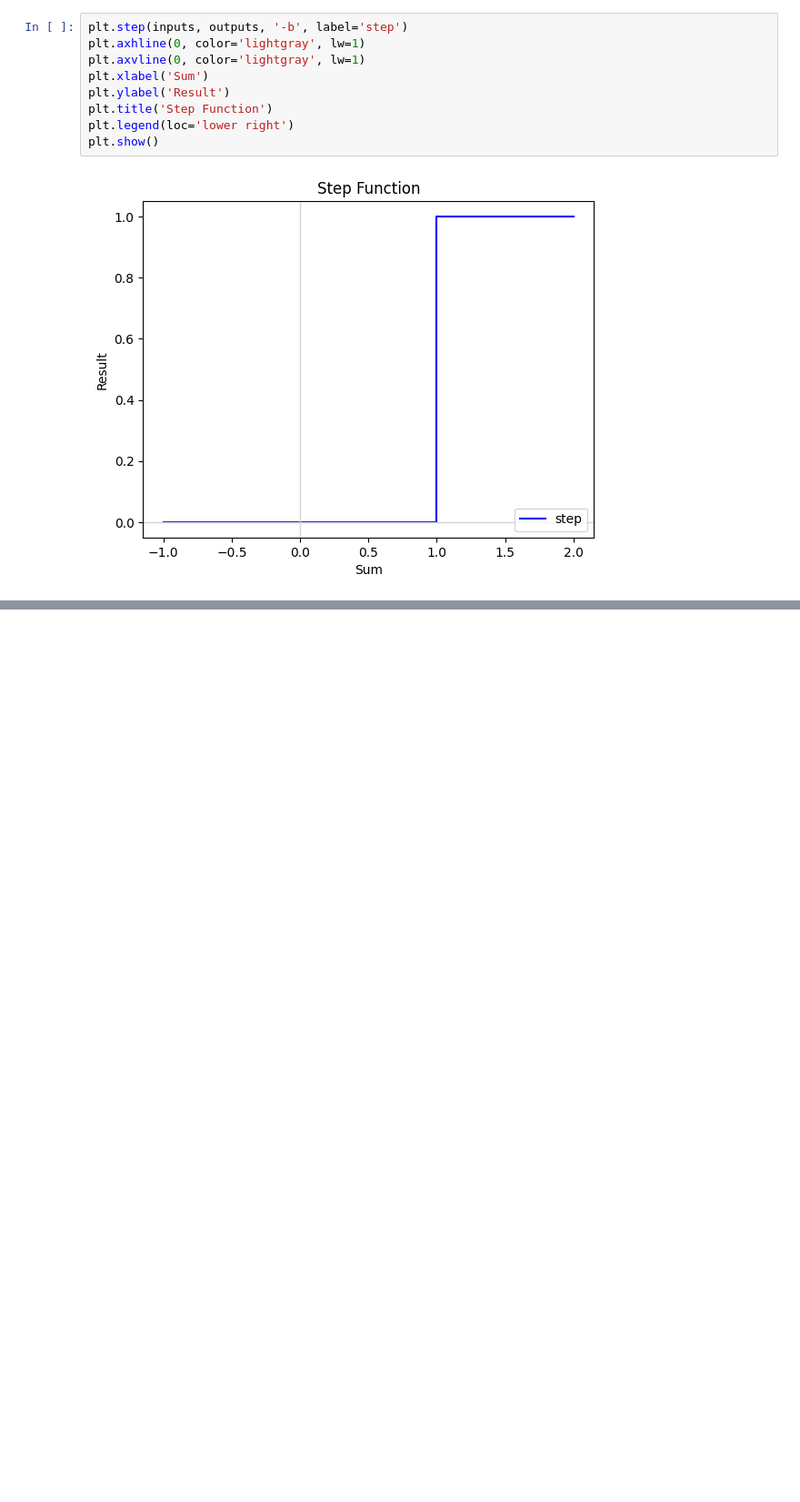
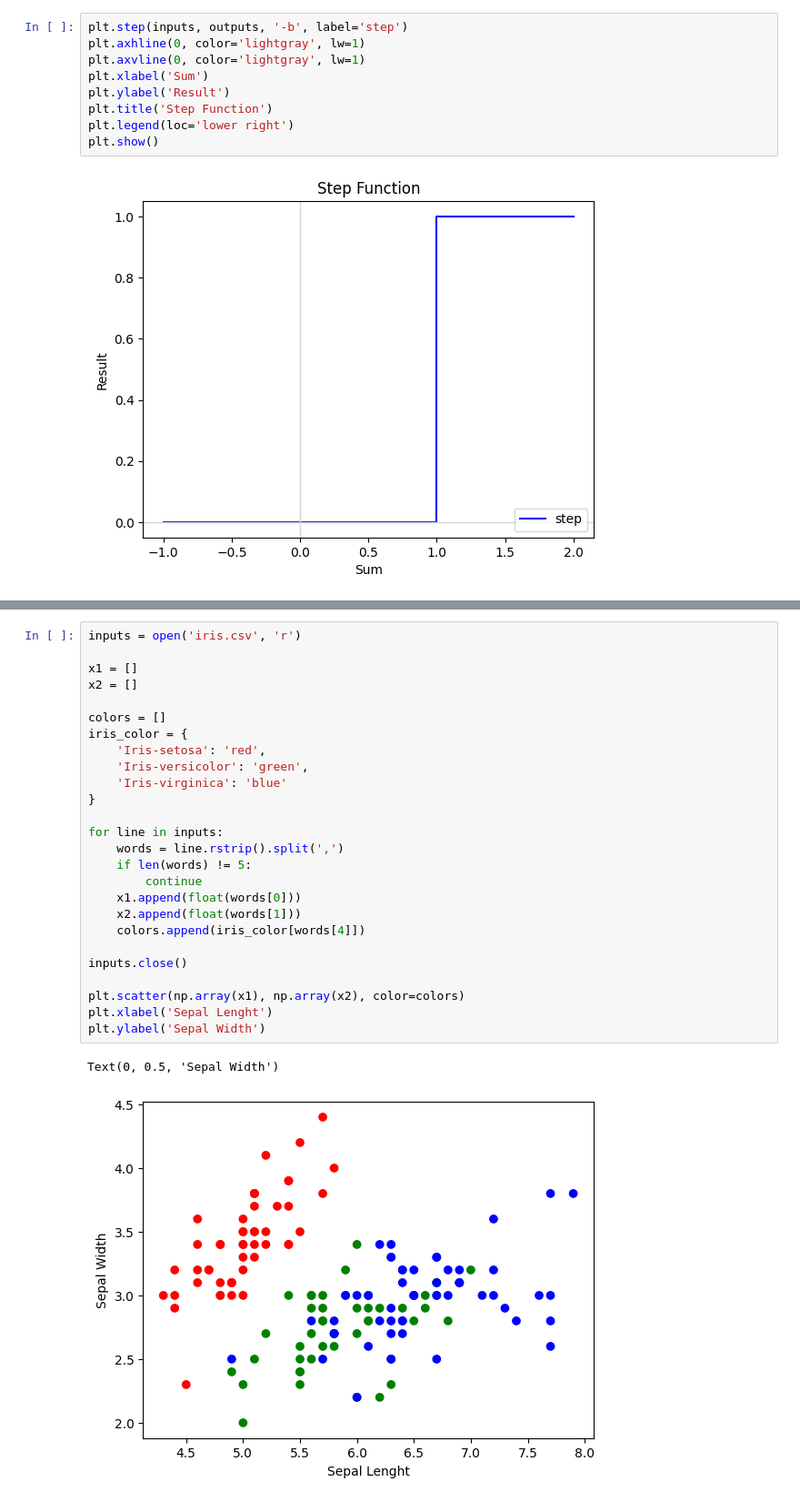
Before and after one commit to vpenso/code-playground, a Jupyter notebook: ml/perceptron.ipynb, the cells around one changed output, grey strips where cells are left out. Shown at 91% size. Cells and saved outputs as stored; diff of their text form; blank space fills up the shorter version.

```diff
--- a/ml/perceptron.ipynb
+++ b/ml/perceptron.ipynb
@@ -62,0 +80,29 @@ plt.show()
+# %%
+inputs = open('iris.csv', 'r')
+
+x1 = []
+x2 = []
+
+colors = []
+iris_color = {
+    'Iris-setosa': 'red',
+    'Iris-versicolor': 'green',
+    'Iris-virginica': 'blue'
+}
+
+for line in inputs:
+    words = line.rstrip().split(',')
+    if len(words) != 5:
+        continue
+    x1.append(float(words[0]))
+    x2.append(float(words[1]))
+    colors.append(iris_color[words[4]])
+
+inputs.close()
+
+plt.scatter(np.array(x1), np.array(x2), color=colors)
+plt.xlabel('Sepal Lenght')
+plt.ylabel('Sepal Width')
+# %% [output]
+Text(0, 0.5, 'Sepal Width')
+[figure, added]
```
Also changed, not shown: parts of 2 cells of this notebook, 1 other file.
